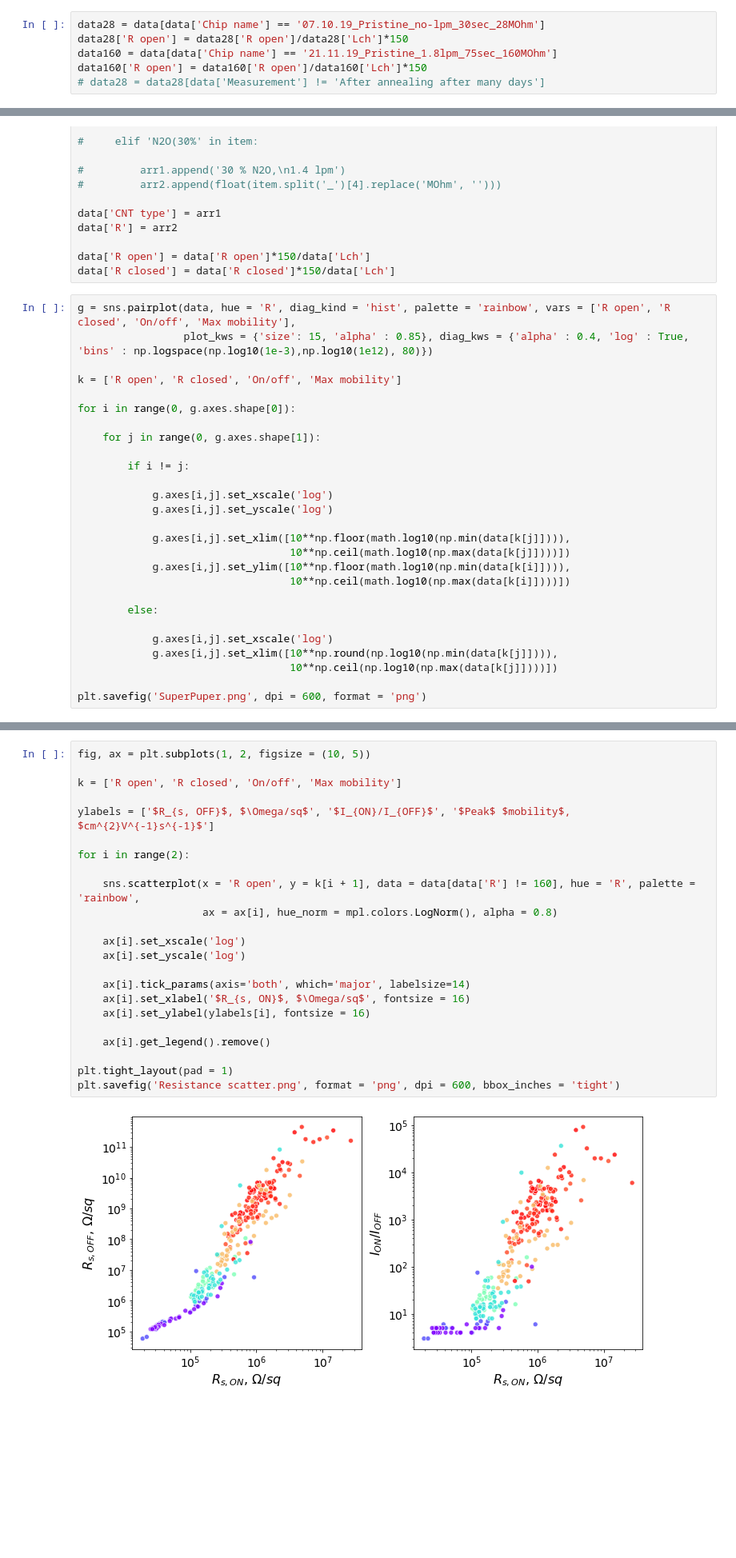
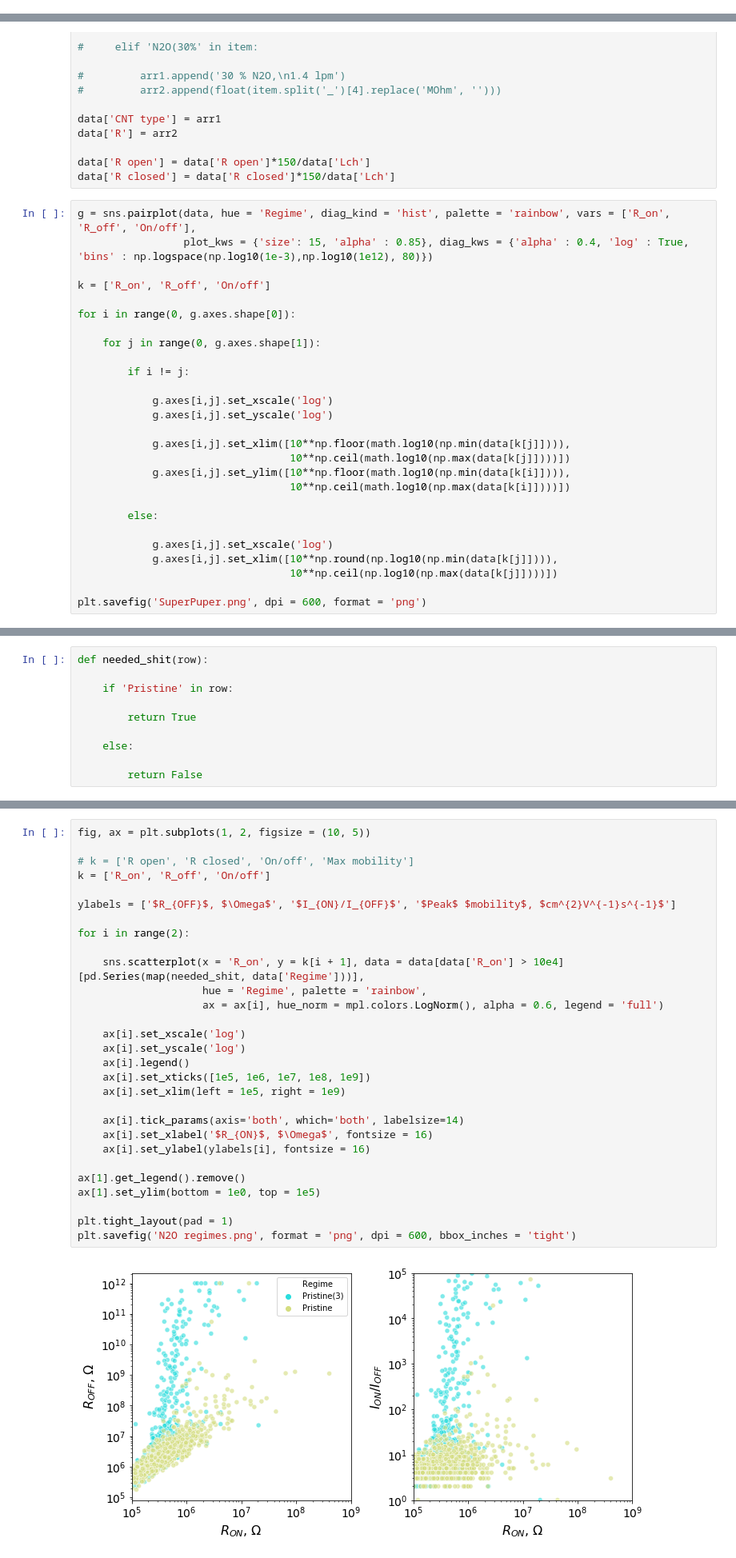
Before and after one commit to GLivshits/Lab, a Jupyter notebook: Transistors data analysis.ipynb, the cells around one changed output, grey strips where cells are left out. Shown at 80% size. Cells and saved outputs as stored; diff of their text form; blank space fills up the shorter version.

```diff
--- a/Transistors data analysis.ipynb
+++ b/Transistors data analysis.ipynb
@@ -31,9 +31,3 @@ pd.DataFrame.to_csv(data, path_or_buf = filepath_kernel + r'\All results.csv', s
 
 data.dropna(inplace= True, how = 'any')
 data.reset_index(inplace = True, drop = True)
-# %%
-data28 = data[data['Chip name'] == '07.10.19_Pristine_no-lpm_30sec_28MOhm']
-data28['R open'] = data28['R open']/data28['Lch']*150
-data160 = data[data['Chip name'] == '21.11.19_Pristine_1.8lpm_75sec_160MOhm']
-data160['R open'] = data160['R open']/data160['Lch']*150
-# data28 = data28[data['Measurement'] != 'After annealing after many days']
@@ -128,10 +158,10 @@ data['R'] = arr2
 data['R open'] = data['R open']*150/data['Lch']
 data['R closed'] = data['R closed']*150/data['Lch']
 # %%
-g = sns.pairplot(data, hue = 'R', diag_kind = 'hist', palette = 'rainbow', vars = ['R open', 'R closed', 'On/off', 'Max mobility'],
+g = sns.pairplot(data, hue = 'Regime', diag_kind = 'hist', palette = 'rainbow', vars = ['R_on', 'R_off', 'On/off'],
                  plot_kws = {'size': 15, 'alpha' : 0.85}, diag_kws = {'alpha' : 0.4, 'log' : True, 'bins' : np.logspace(np.log10(1e-3),np.log10(1e12), 80)})
 
-k = ['R open', 'R closed', 'On/off', 'Max mobility']
+k = ['R_on', 'R_off', 'On/off']
 
 for i in range(0, g.axes.shape[0]):
 
@@ -158,0 +189,10 @@ plt.savefig('SuperPuper.png', dpi = 600, format = 'png')
+# %%
+def needed_shit(row):
+
+    if 'Pristine' in row:
+
+        return True
+
+    else:
+
+        return False
@@ -159,25 +230,31 @@ plt.savefig('SuperPuper.png', dpi = 600, format = 'png')
 # %%
 fig, ax = plt.subplots(1, 2, figsize = (10, 5))
 
-k = ['R open', 'R closed', 'On/off', 'Max mobility']
+# k = ['R open', 'R closed', 'On/off', 'Max mobility']
+k = ['R_on', 'R_off', 'On/off']
 
-ylabels = ['$R_{s, OFF}$, $\Omega/sq$', '$I_{ON}/I_{OFF}$', '$Peak$ $mobility$, $cm^{2}V^{-1}s^{-1}$']
+ylabels = ['$R_{OFF}$, $\Omega$', '$I_{ON}/I_{OFF}$', '$Peak$ $mobility$, $cm^{2}V^{-1}s^{-1}$']
 
 for i in range(2):
 
-    sns.scatterplot(x = 'R open', y = k[i + 1], data = data[data['R'] != 160], hue = 'R', palette = 'rainbow',
-                    ax = ax[i], hue_norm = mpl.colors.LogNorm(), alpha = 0.8)
+    sns.scatterplot(x = 'R_on', y = k[i + 1], data = data[data['R_on'] > 10e4][pd.Series(map(needed_shit, data['Regime']))],
+                    hue = 'Regime', palette = 'rainbow',
+                    ax = ax[i], hue_norm = mpl.colors.LogNorm(), alpha = 0.6, legend = 'full')
 
     ax[i].set_xscale('log')
     ax[i].set_yscale('log')
+    ax[i].legend()
+    ax[i].set_xticks([1e5, 1e6, 1e7, 1e8, 1e9])
+    ax[i].set_xlim(left = 1e5, right = 1e9)
 
-    ax[i].tick_params(axis='both', which='major', labelsize=14)
-    ax[i].set_xlabel('$R_{s, ON}$, $\Omega/sq$', fontsize = 16)
+    ax[i].tick_params(axis='both', which='both', labelsize=14)
+    ax[i].set_xlabel('$R_{ON}$, $\Omega$', fontsize = 16)
     ax[i].set_ylabel(ylabels[i], fontsize = 16)
 
-    ax[i].get_legend().remove()
+ax[1].get_legend().remove()
+ax[1].set_ylim(bottom = 1e0, top = 1e5)
 
 plt.tight_layout(pad = 1)
-plt.savefig('Resistance scatter.png', format = 'png', dpi = 600, bbox_inches = 'tight')
+plt.savefig('N2O regimes.png', format = 'png', dpi = 600, bbox_inches = 'tight')
 # %% [output]
-[figure, old version]
+[figure, new version]
```
Also changed, not shown: parts of 12 cells of this notebook, 2 other files.
